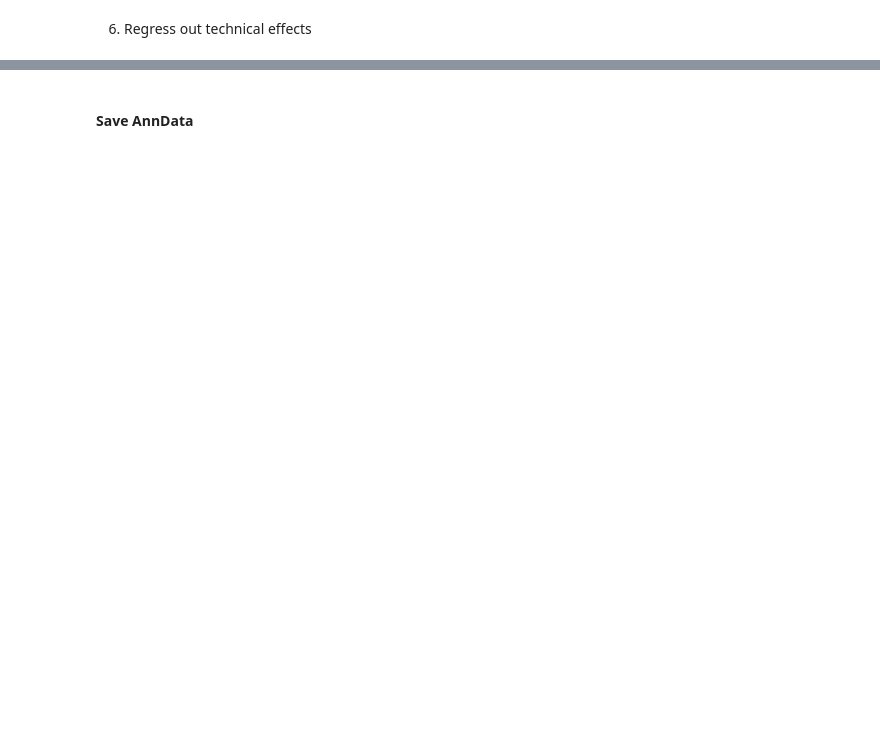
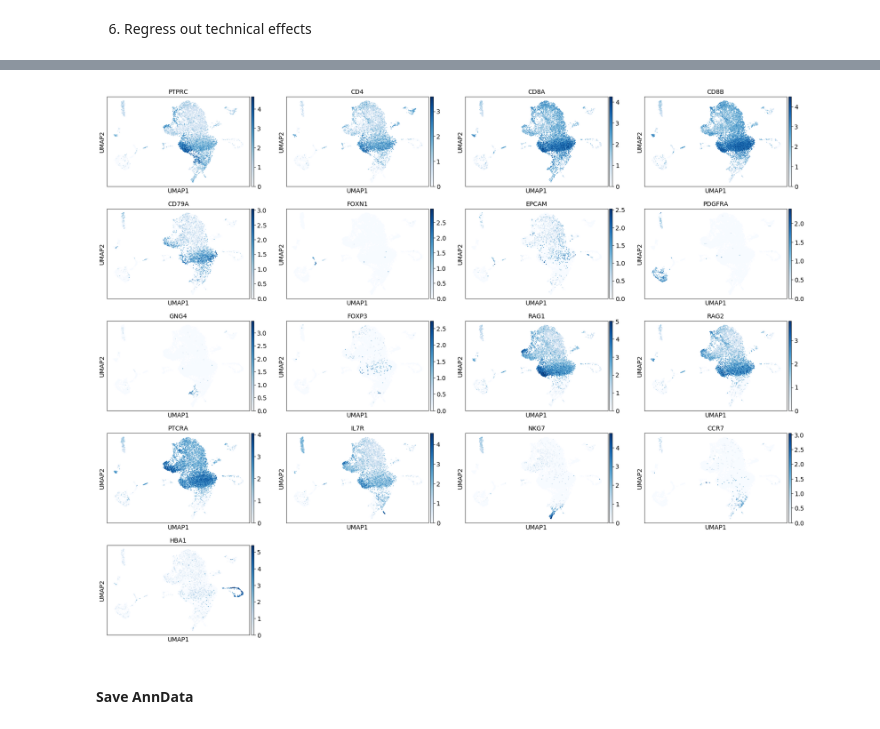
Before and after one commit to emdann/multiOmic_benchmark, a Jupyter notebook: test_methods/20191114_diffPseudotime_tcells.ipynb, the cells around one changed output, grey strips where cells are left out. Cells and saved outputs as stored; diff of their text form; code cells hidden in the pictures; blank space fills up the shorter version.

```diff
--- a/test_methods/20191114_diffPseudotime_tcells.ipynb
+++ b/test_methods/20191114_diffPseudotime_tcells.ipynb
@@ -124,3 +129,7 @@ sc.pl.umap(adata_hvg, color=['annotation', "leiden"], ncols=2)
+# %%
+sc.pl.umap(adata_hvg, color=['PTPRC','CD4','CD8A','CD8B','CD79A','FOXN1','EPCAM','PDGFRA','GNG4', 'FOXP3','RAG1','RAG2','PTCRA','IL7R','NKG7','CCR7','HBA1'])
+# %% [output]
+[figure, added]
 # %% [markdown]
 #### Save AnnData
 # %%
```
Also changed, not shown: parts of 38 cells of this notebook, 9 other files.
